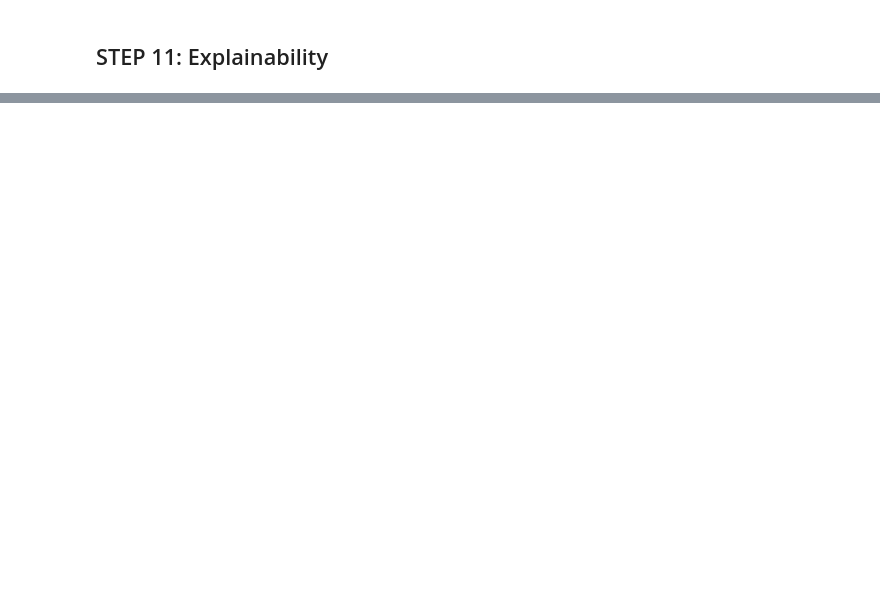
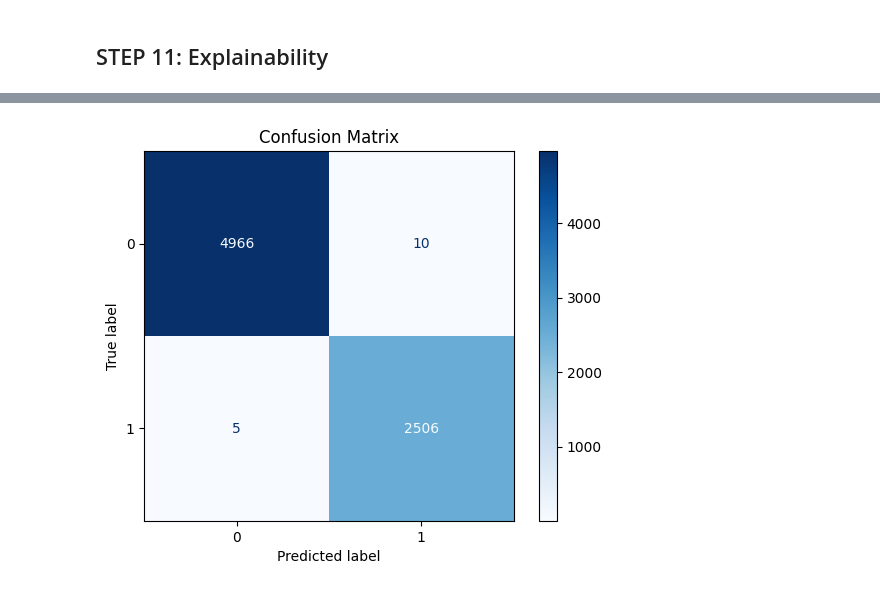
Before and after one commit to parnikasunda/Fake-Account-Detection-System, a Jupyter notebook: PBL_SEM_6_ETE.ipynb, the cells around one changed output, grey strips where cells are left out. Drawn from its saved outputs; the diff is of its cells as text; code cells hidden in the pictures; blank space fills up the shorter version.

```diff
--- a/PBL_SEM_6_ETE.ipynb
+++ b/PBL_SEM_6_ETE.ipynb
@@ -31,9 +29,7 @@ warnings.filterwarnings('ignore')
 # %% [markdown]
 ## STEP 2: Load Dataset
 # %%
-
-
-df = pd.read_csv("Cleaned Dataset.csv")
+df = pd.read_csv("/Cleaned Dataset.csv")
 
 # Preview data
 df.head()
@@ -390,0 +372,85 @@ Successfully installed scikit-learn-1.2.2
+# %%
+# ===== 1. Imports =====
+from sklearn.metrics import (
+    accuracy_score, precision_score, recall_score, f1_score,
+    confusion_matrix, ConfusionMatrixDisplay,
+    classification_report, roc_curve, auc
+)
+import matplotlib.pyplot as plt
+
+# ===== 2. Use RAW features (IMPORTANT) =====
+X_raw = df[['description_clean',
+            'followers_scaled',
+            'friends_scaled',
+            'favourites_scaled',
+            'follower_friend_ratio',
+            'engagement_score',
+            'bio_length',
+            'sentiment',
+            'spam_count']]
+
+y = df['label']
+
+# ===== 3. Train-test split =====
+from sklearn.model_selection import train_test_split
+
+X_train_raw, X_test_raw, y_train, y_test = train_test_split(
+    X_raw, y, test_size=0.2, random_state=42
+)
+
+# ===== 4. Predictions =====
+y_pred = model.predict(X_test_raw)
+
+# ===== 5. Metrics =====
+accuracy = accuracy_score(y_test, y_pred)
+precision = precision_score(y_test, y_pred)
+recall = recall_score(y_test, y_pred)
+f1 = f1_score(y_test, y_pred)
+
+print("Accuracy:", round(accuracy * 100, 2), "%")
+print("Precision:", round(precision * 100, 2), "%")
+print("Recall:", round(recall * 100, 2), "%")
+print("F1 Score:", round(f1 * 100, 2), "%")
+
+# ===== 6. Classification Report =====
+print("\nClassification Report:\n")
+print(classification_report(y_test, y_pred))
+
+# ===== 7. Confusion Matrix =====
+cm = confusion_matrix(y_test, y_pred)
+disp = ConfusionMatrixDisplay(confusion_matrix=cm)
+disp.plot(cmap="Blues")
+
+plt.title("Confusion Matrix")
+plt.show()
+
+# ===== 8. ROC Curve =====
+y_prob = model.predict_proba(X_test_raw)[:, 1]
+
+fpr, tpr, _ = roc_curve(y_test, y_prob)
+roc_auc = auc(fpr, tpr)
+
+plt.plot(fpr, tpr, label=f"AUC = {roc_auc:.2f}")
+plt.plot([0, 1], [0, 1], '--')
+plt.xlabel("False Positive Rate")
+plt.ylabel("True Positive Rate")
+plt.title("ROC Curve")
+plt.legend()
+plt.show()
+
+# ===== 9. Feature Importance =====
+importances = model.named_steps['classifier'].feature_importances_
+
+plt.bar(range(len(importances)), importances)
+plt.title("Feature Importance")
+plt.xlabel("Feature Index")
+plt.ylabel("Importance")
+plt.show()
+
+# ===== 10. Train vs Test Accuracy =====
+train_acc = model.score(X_train_raw, y_train)
+test_acc = model.score(X_test_raw, y_test)
+
+print("\nTrain Accuracy:", round(train_acc * 100, 2), "%")
+print("Test Accuracy:", round(test_acc * 100, 2), "%")
+# %% [output]
@@ -390,0 +472 @@ Successfully installed scikit-learn-1.2.2
+[figure, added]
```
Also changed, not shown: parts of 16 cells of this notebook.
